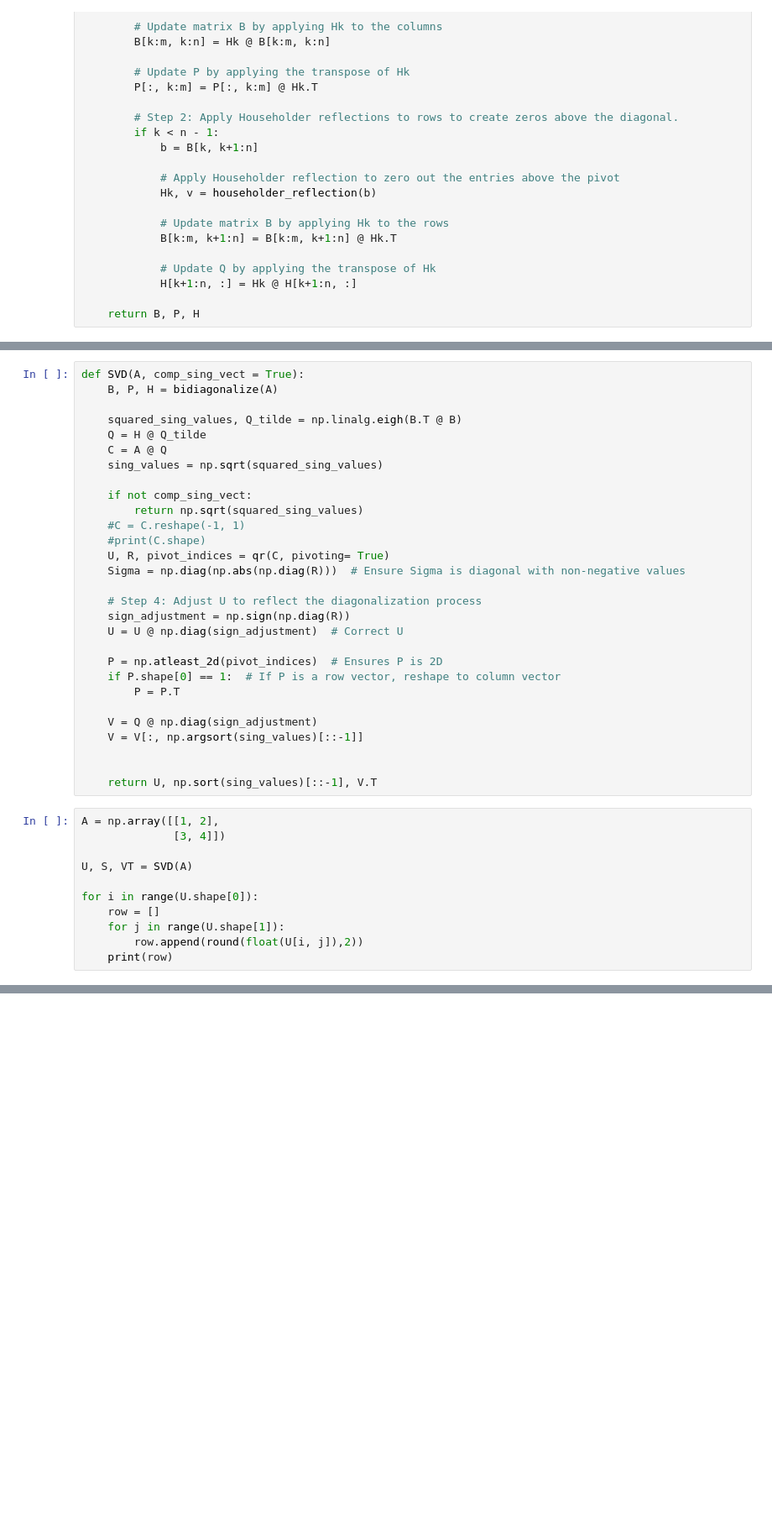
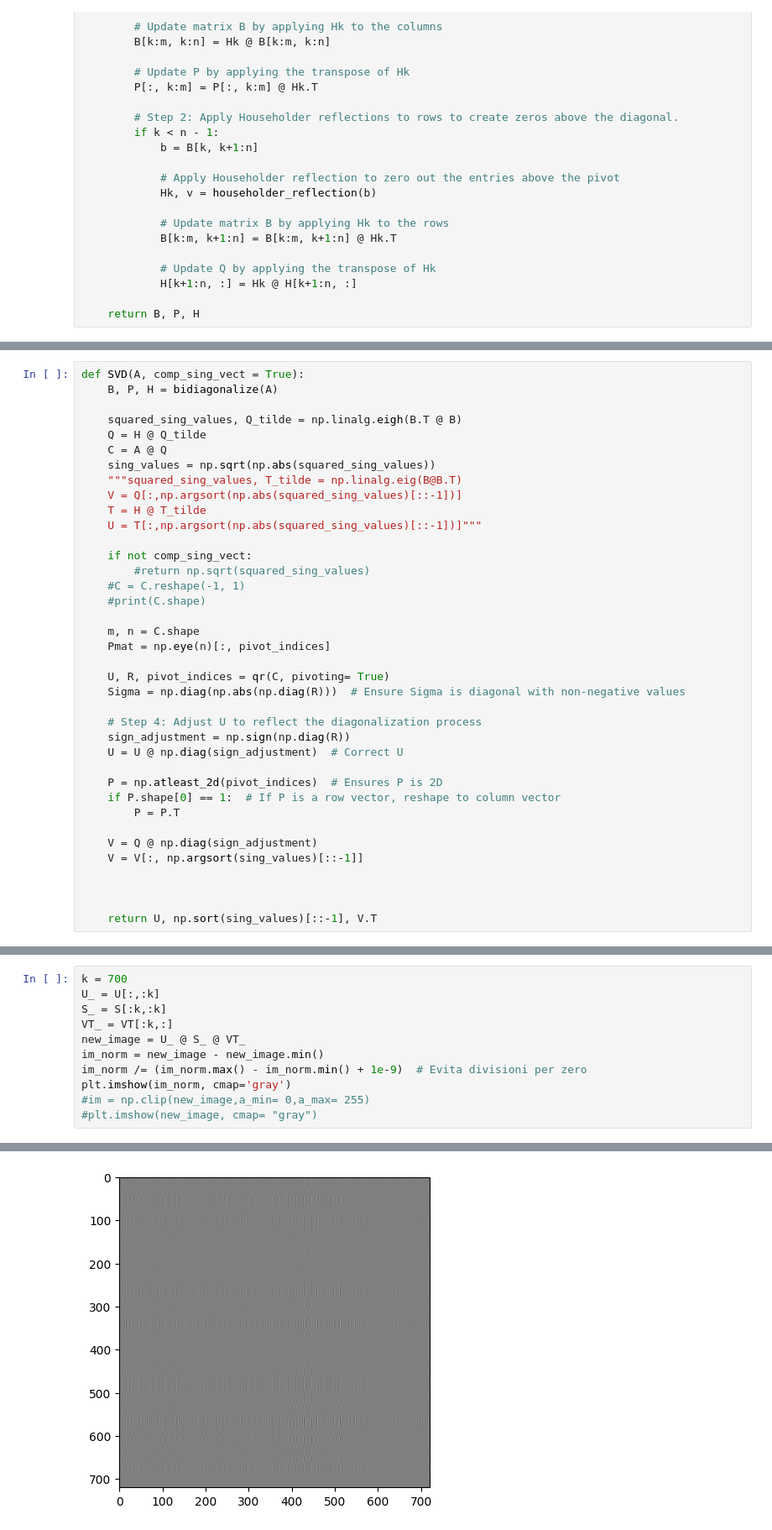
Before and after one commit to salvatoreNocita/Spectral-Clustering, a Jupyter notebook: HW3/notebook.ipynb, the cells around one changed output, grey strips where cells are left out. Shown at 84% size. Saved outputs shown, nothing was run; the diff lists cells and outputs as text; blank space fills up the shorter version.

```diff
--- a/HW3/notebook.ipynb
+++ b/HW3/notebook.ipynb
@@ -159,12 +278,20 @@ def SVD(A, comp_sing_vect = True):
     squared_sing_values, Q_tilde = np.linalg.eigh(B.T @ B)
     Q = H @ Q_tilde
     C = A @ Q
-    sing_values = np.sqrt(squared_sing_values)
+    sing_values = np.sqrt(np.abs(squared_sing_values))
+    """squared_sing_values, T_tilde = np.linalg.eig(B@B.T)
+    V = Q[:,np.argsort(np.abs(squared_sing_values)[::-1])]
+    T = H @ T_tilde
+    U = T[:,np.argsort(np.abs(squared_sing_values)[::-1])]"""
 
     if not comp_sing_vect:
-        return np.sqrt(squared_sing_values)
+        #return np.sqrt(squared_sing_values)
     #C = C.reshape(-1, 1)
     #print(C.shape)
+
+    m, n = C.shape
+    Pmat = np.eye(n)[:, pivot_indices]
+
     U, R, pivot_indices = qr(C, pivoting= True)
     Sigma = np.diag(np.abs(np.diag(R)))  # Ensure Sigma is diagonal with non-negative values
 
@@ -180,15 +307,5 @@ def SVD(A, comp_sing_vect = True):
     V = V[:, np.argsort(sing_values)[::-1]]
 
 
+
     return U, np.sort(sing_values)[::-1], V.T
-# %%
-A = np.array([[1, 2],
-              [3, 4]])
-
-U, S, VT = SVD(A)
-
-for i in range(U.shape[0]):
-    row = []
-    for j in range(U.shape[1]):
-        row.append(round(float(U[i, j]),2))
-    print(row)
@@ -225,0 +356,12 @@ eigenval.shape
+# %%
+k = 700
+U_ = U[:,:k]
+S_ = S[:k,:k]
+VT_ = VT[:k,:]
+new_image = U_ @ S_ @ VT_
+im_norm = new_image - new_image.min()
+im_norm /= (im_norm.max() - im_norm.min() + 1e-9)  # Evita divisioni per zero
+plt.imshow(im_norm, cmap='gray')
+#im = np.clip(new_image,a_min= 0,a_max= 255)
+#plt.imshow(new_image, cmap= "gray")
+# %% [output]
@@ -225,0 +369 @@ eigenval.shape
+[figure, added]
```
Also changed, not shown: parts of 19 cells of this notebook, 4 other files.
